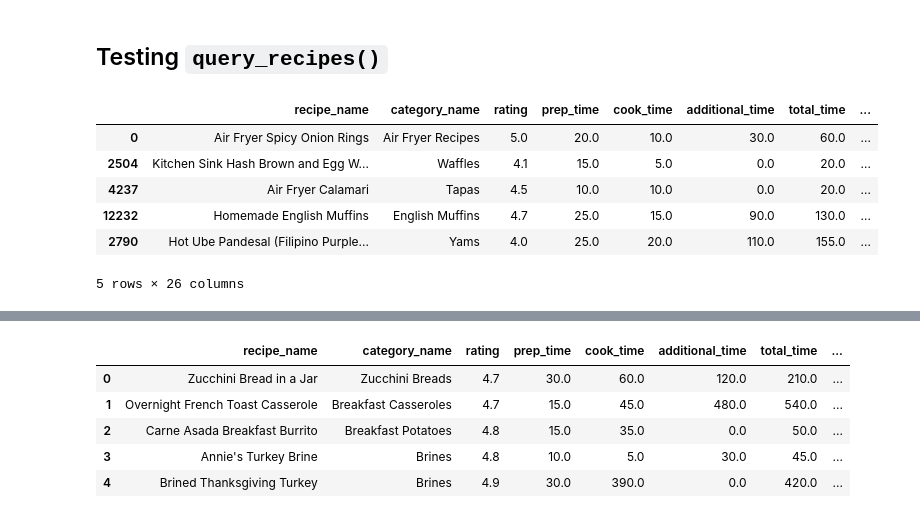
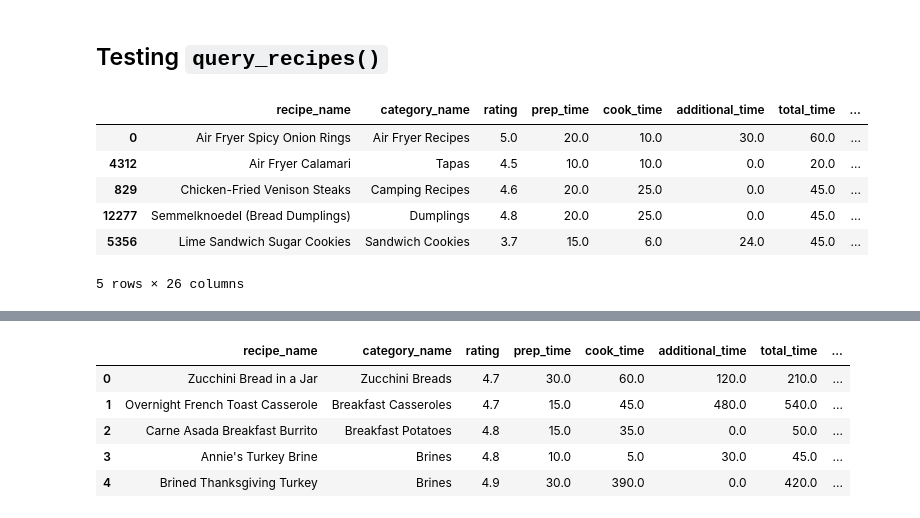
Before and after one commit to jade-y-liang/no-plan-pantry, a Jupyter notebook: recipe_query/recipe_query.ipynb, the cells around one changed output, grey strips where cells are left out. Saved outputs shown, nothing was run; the diff lists cells and outputs as text; code cells hidden in the pictures.

```diff
--- a/recipe_query/recipe_query.ipynb
+++ b/recipe_query/recipe_query.ipynb
@@ -3,26 +3,26 @@
 # %%
 import sqlite3
 import pandas as pd
 from recipe_query import query_recipes
 
 # creates a databse in current directory called `temp.db`
 conn = sqlite3.connect("temp.db")
 
 # upload recipes scraped from allrecipes.com to database
-recipes = pd.read_csv("../datasets/cleaned_recipes.csv")
+recipes = pd.read_csv("https://raw.githubusercontent.com/jade-y-liang/pic16b-project/refs/heads/main/datasets/recipes_updated_new.csv")
 recipes.to_sql("recipes", conn, if_exists = "replace", index=False)
 
 df = query_recipes("temp.db",
                    ingredients=['onion', 'lime', 'bread', 'milk', 'egg', 'flour']
                    )
 df.head()
 # %% [output]
 |  | recipe_name | category_name | rating | prep_time | cook_time | additional_time | total_time | ... |
 | 0 | Air Fryer Spicy Onion Rings | Air Fryer Recipes | 5.0 | 20.0 | 10.0 | 30.0 | 60.0 | ... |
-| 2504 | Kitchen Sink Hash Brown and Egg W... | Waffles | 4.1 | 15.0 | 5.0 | 0.0 | 20.0 | ... |
-| 4237 | Air Fryer Calamari | Tapas | 4.5 | 10.0 | 10.0 | 0.0 | 20.0 | ... |
-| 12232 | Homemade English Muffins | English Muffins | 4.7 | 25.0 | 15.0 | 90.0 | 130.0 | ... |
-| 2790 | Hot Ube Pandesal (Filipino Purple... | Yams | 4.0 | 25.0 | 20.0 | 110.0 | 155.0 | ... |
+| 4312 | Air Fryer Calamari | Tapas | 4.5 | 10.0 | 10.0 | 0.0 | 20.0 | ... |
+| 829 | Chicken-Fried Venison Steaks | Camping Recipes | 4.6 | 20.0 | 25.0 | 0.0 | 45.0 | ... |
+| 12277 | Semmelknoedel (Bread Dumplings) | Dumplings | 4.8 | 20.0 | 25.0 | 0.0 | 45.0 | ... |
+| 5356 | Lime Sandwich Sugar Cookies | Sandwich Cookies | 3.7 | 15.0 | 6.0 | 24.0 | 45.0 | ... |
 5 rows × 26 columns
 # %%
 ings = ['banana', 'flour', 'egg']
```
Also changed, not shown: parts of 2 cells of this notebook, 12 other files.
